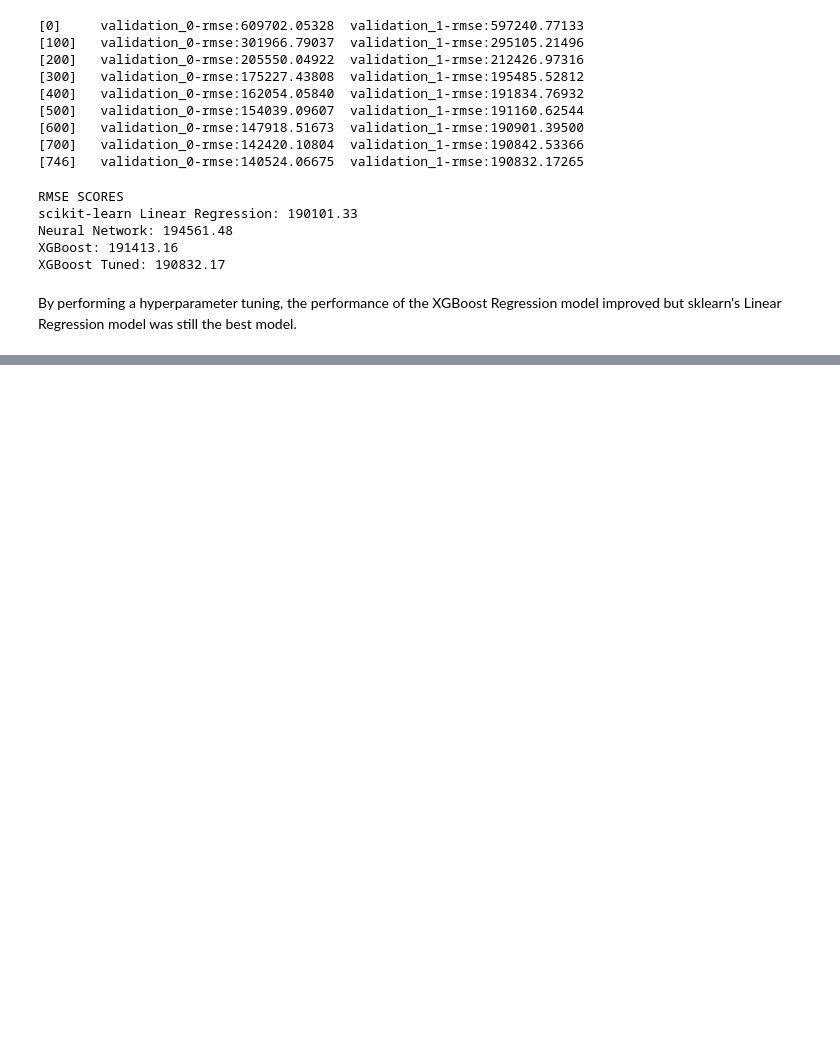
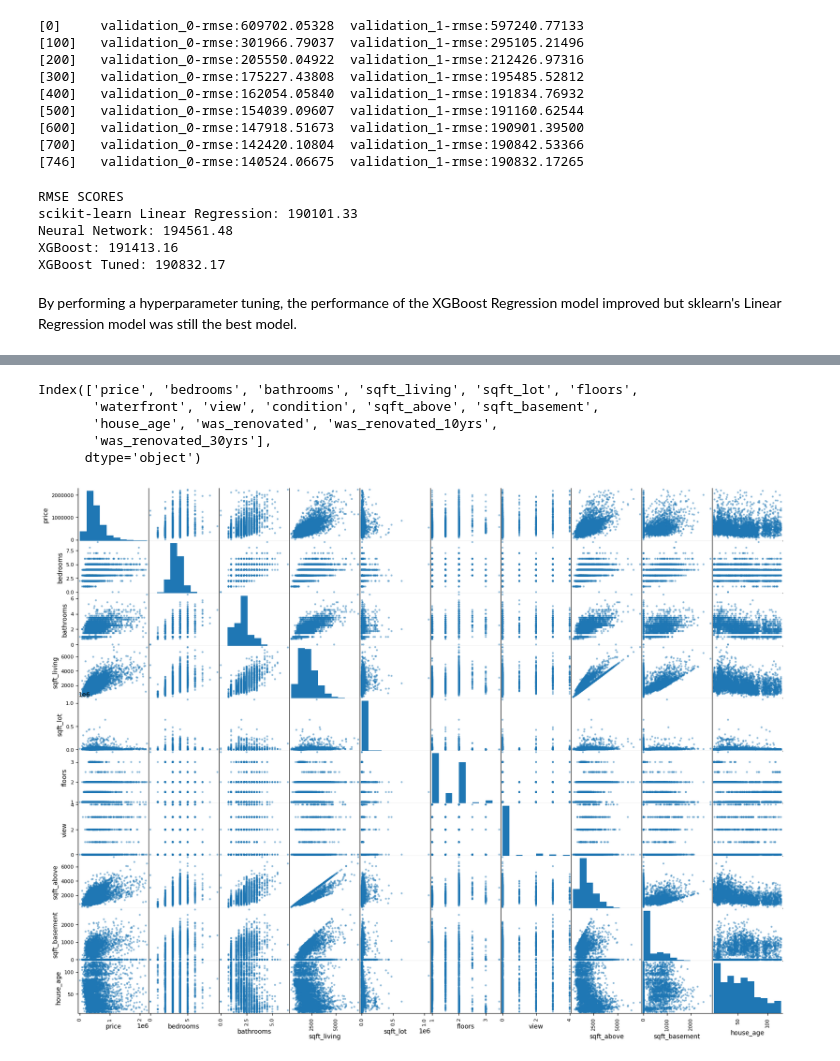
Before and after one commit to aj-devera/ML-Projects, a Jupyter notebook: Linear Regression.ipynb, the cells around one changed output, grey strips where cells are left out. Drawn from its saved outputs; the diff is of its cells as text; code cells hidden in the pictures; blank space fills up the shorter version.

```diff
--- a/Linear Regression.ipynb
+++ b/Linear Regression.ipynb
@@ -541,0 +544,6 @@ By performing a hyperparameter tuning, the performance of the XGBoost Regression
+# %%
+df_new = df.copy()
+# %%
+to_drop = ['city','yr_built', 'yr_renovated']
+df_new = df_new.drop(to_drop, axis=1)
+df_new.head()
@@ -541,0 +577,18 @@ By performing a hyperparameter tuning, the performance of the XGBoost Regression
+# %%
+df_new.columns
+# %% [output]
+Index(['price', 'bedrooms', 'bathrooms', 'sqft_living', 'sqft_lot', 'floors',
+       'waterfront', 'view', 'condition', 'sqft_above', 'sqft_basement',
+       'house_age', 'was_renovated', 'was_renovated_10yrs',
+       'was_renovated_30yrs'],
+      dtype='object')
+# %%
+from pandas.plotting import scatter_matrix
+
+attributes = ['price', 'bedrooms', 'bathrooms', 'sqft_living', 'sqft_lot', 'floors',
+       'view', 'sqft_above', 'sqft_basement', 'house_age']
+scatter_matrix(df_new[attributes], figsize=(20,15))
+
+plt.show()
+# %% [output]
+[figure, added]
```
Also changed, not shown: parts of 6 cells of this notebook.
